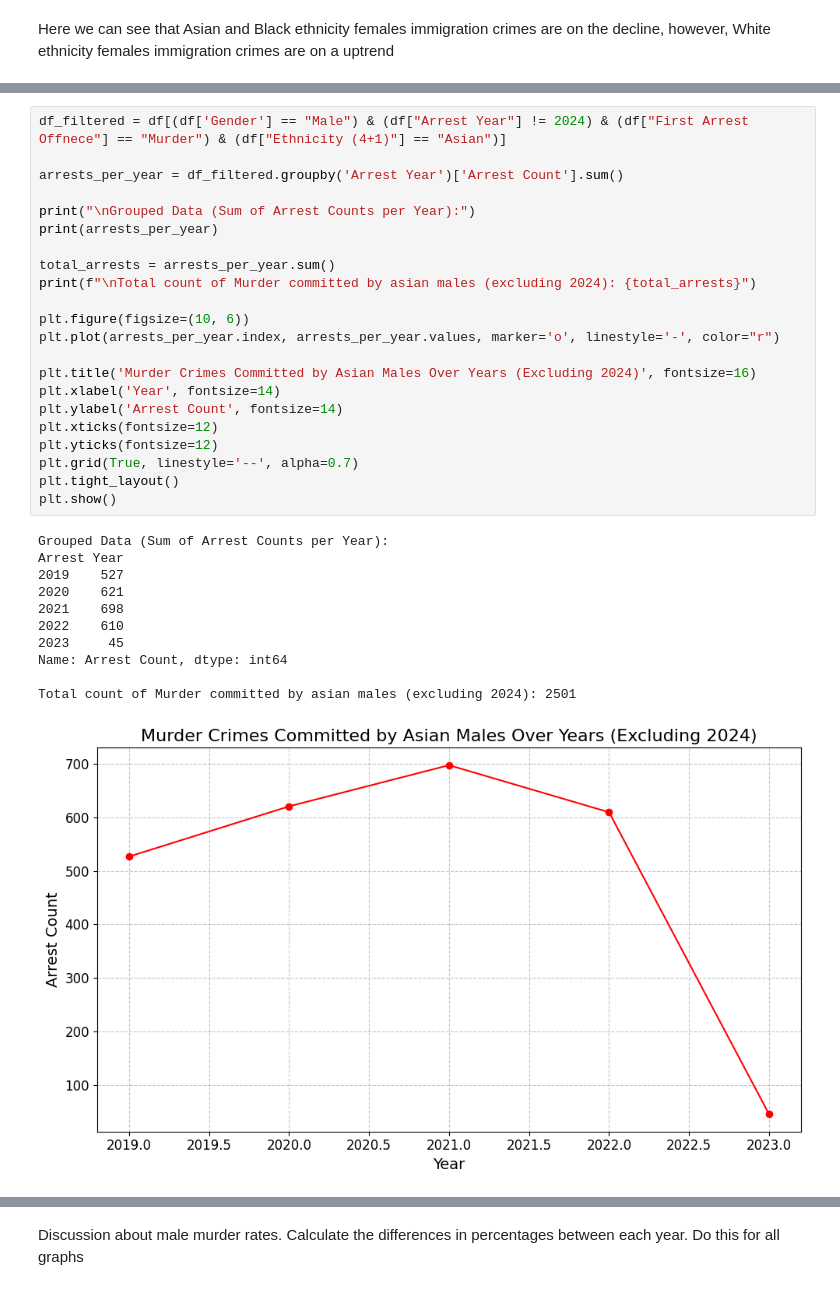
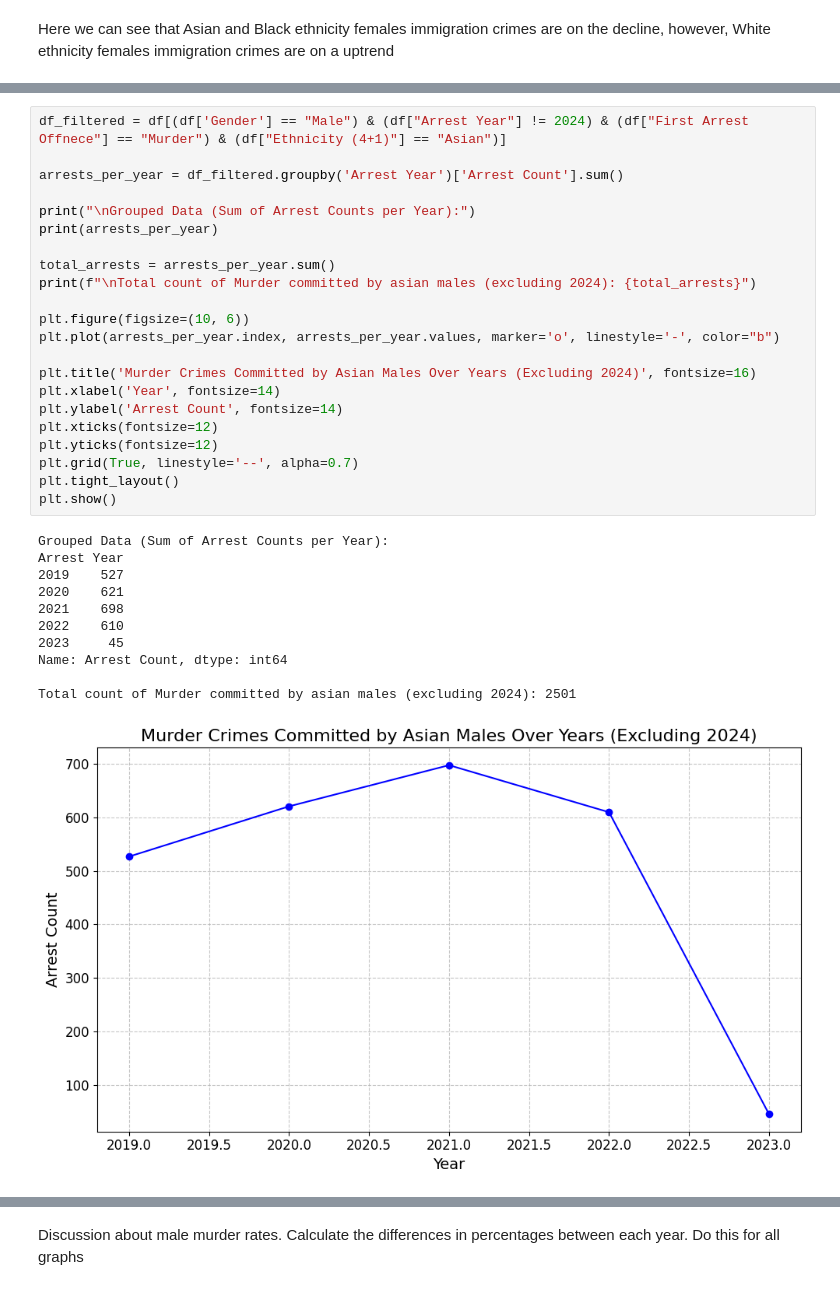
Before and after one commit to Ozan797/Crime-Visualiser, a Jupyter notebook: Arrests.ipynb, the cells around one changed output, grey strips where cells are left out. Saved outputs shown, nothing was run; the diff lists cells and outputs as text.

Commit message:
Finished Male Drug graphs

```diff
--- a/Arrests.ipynb
+++ b/Arrests.ipynb
@@ -1227,35 +1227,35 @@ df_filtered = df[(df['Gender'] == "Male") & (df["Arrest Year"] != 2024) & (df["F
 
 arrests_per_year = df_filtered.groupby('Arrest Year')['Arrest Count'].sum()
 
 print("\nGrouped Data (Sum of Arrest Counts per Year):")
 print(arrests_per_year)
 
 total_arrests = arrests_per_year.sum()
 print(f"\nTotal count of Murder committed by asian males (excluding 2024): {total_arrests}")
 
 plt.figure(figsize=(10, 6))
-plt.plot(arrests_per_year.index, arrests_per_year.values, marker='o', linestyle='-', color="r")
+plt.plot(arrests_per_year.index, arrests_per_year.values, marker='o', linestyle='-', color="b")
 
 plt.title('Murder Crimes Committed by Asian Males Over Years (Excluding 2024)', fontsize=16)
 plt.xlabel('Year', fontsize=14)
 plt.ylabel('Arrest Count', fontsize=14)
 plt.xticks(fontsize=12)
 plt.yticks(fontsize=12)
 plt.grid(True, linestyle='--', alpha=0.7)
 plt.tight_layout()
 plt.show()
 # %% [output]
 Grouped Data (Sum of Arrest Counts per Year):
 Arrest Year
 2019    527
 2020    621
 2021    698
 2022    610
 2023     45
 Name: Arrest Count, dtype: int64
 
 Total count of Murder committed by asian males (excluding 2024): 2501
-[figure, old version]
+[figure, new version]
 # %%
 df_filtered = df[(df['Gender'] == "Male") & (df["Arrest Year"] != 2024) & (df["First Arrest Offnece"] == "Murder") & (df["Ethnicity (4+1)"] == "White")]
 
```
Also changed, not shown: parts of 8 cells of this notebook.
